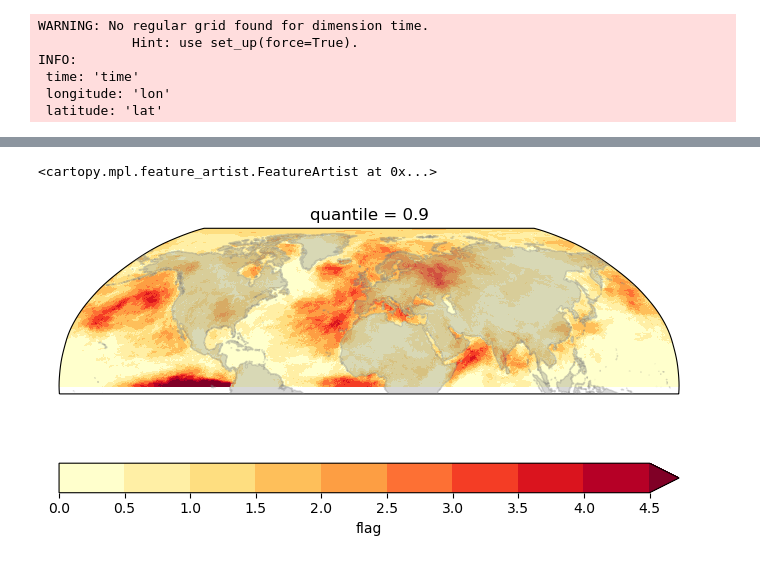
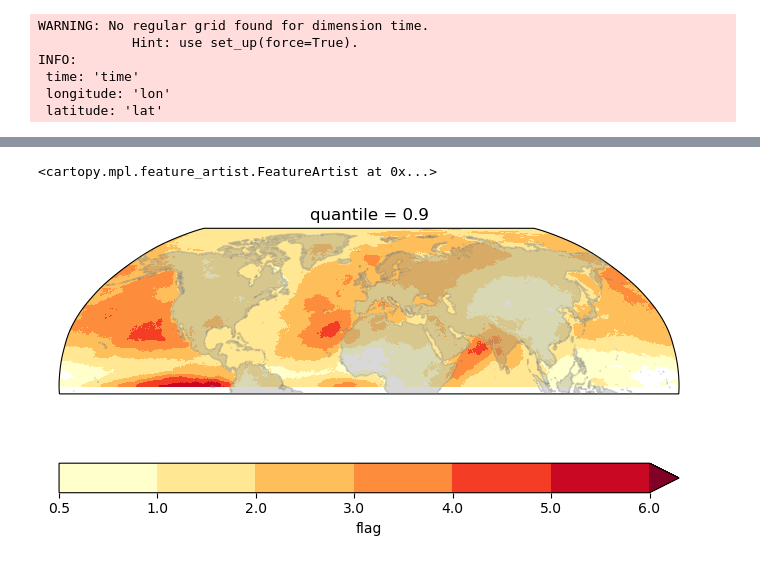
Before and after one commit to edgardotes/HW_contrack, a Jupyter notebook: HW_contrack.ipynb, the cells around one changed output, grey strips where cells are left out. Drawn from its saved outputs; the diff is of its cells as text; code cells hidden in the pictures.

```diff
--- a/HW_contrack.ipynb
+++ b/HW_contrack.ipynb
@@ -119,6 +119,6 @@ def get_trend(xx: np.ndarray, yy: np.ndarray) -> (xr.DataArray, xr.DataArray, xr
 # %%
 ### We load 2 m tempearture daily mean data for the Northern hemisphere
 # %%
-da=xr.open_mfdataset('/scratch2/edolores/era5/TS_era5/t2m_day_19*_0p5deg.nc')['t2m']
+da=xr.open_mfdataset('/scratch2/edolores/era5/TS_era5/t2m_day_*_0p5deg.nc')['t2m']
 da
 # %% [output]
@@ -432,7 +430,7 @@ anom = contrack()
 anom.read_xarray(binary.to_dataset())
 
 anom.set_up(force=True)
-anom.ds=temp.ds.compute()
+anom.ds=anom.ds.compute()
 # %% [output]
 WARNING: No regular grid found for dimension time.
             Hint: use set_up(force=True).
@@ -441,12 +439,12 @@ INFO:
  longitude: 'lon'
  latitude: 'lat'
 # %%
-# Finally, track temperature anomalies (>=1, 50% overlap twosided, 5 timesteps persistence (here 5 days))
+# Finally, track temperature anomalies (>=1, 50% overlap twosided, 3 timesteps persistence (here 3 days))
 anom.run_contrack(variable='t2m',
                    threshold=1,
                    gorl='>=',
                    overlap=0.5,
-                   persistence=5,
+                   persistence=3,
                    twosided=True)
 # %% [output]
 INFO:
@@ -477,11 +477,11 @@ mean_hw.plot(cmap='YlOrRd', levels=np.arange(0, 5, 0.5))
 # %%
 proj = ccrs.Robinson(central_longitude=0, globe=None)
 
 fig, ax1 = plt.subplots(1, 1, figsize=(8, 6), dpi=100, subplot_kw={'projection': proj})
-plot=mean_hw.plot(ax=ax1, cmap='YlOrRd', levels=np.arange(0, 5, 0.5),transform=ccrs.PlateCarree(),cbar_kwargs={"orientation":"horizontal"})
+plot=mean_hw.plot(ax=ax1, cmap='YlOrRd', levels=[0.5,1,2,3,4,5,6],transform=ccrs.PlateCarree(),extend="max",cbar_kwargs={"orientation":"horizontal"})
 # Add features
 ax1.add_feature(cfeature.NaturalEarthFeature('physical', 'land', '50m',
                                             edgecolor='face', facecolor='grey', alpha=0.30), zorder=20)
 # %% [output]
 <cartopy.mpl.feature_artist.FeatureArtist at 0x...>
-[figure, old version]
+[figure, new version]
```
Also changed, not shown: parts of 28 cells of this notebook, 7 other files.
